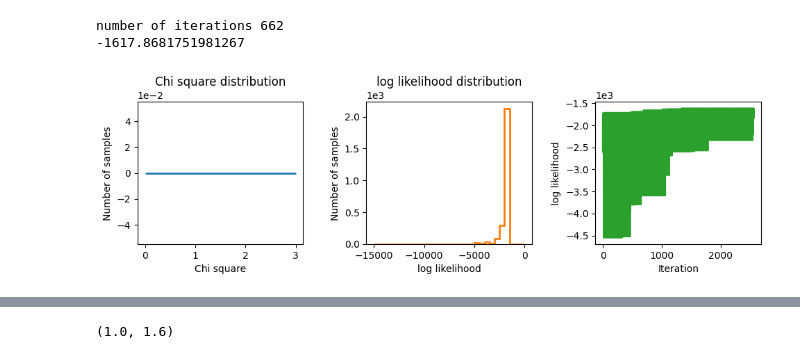
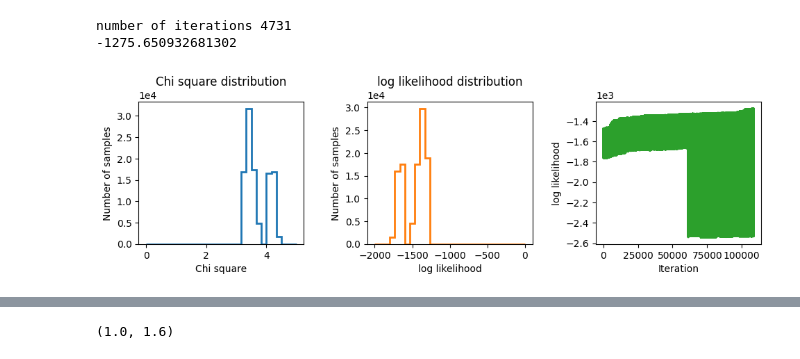
Before and after one commit to mohammedazzouzi15/pl_temp_fit, a Jupyter notebook: notebook/22_analyse_sampling_output_PLEL.ipynb, the cells around one changed output, grey strips where cells are left out. Cells and saved outputs as stored; diff of their text form; code cells hidden in the pictures.

```diff
--- a/notebook/22_analyse_sampling_output_PLEL.ipynb
+++ b/notebook/22_analyse_sampling_output_PLEL.ipynb
@@ -58,16 +57,16 @@ distribution = reader.get_chain(discard=0, flat=True)
 # %%
 from pl_temp_fit import plot_utils
 import importlib
 
 importlib.reload(plot_utils)
 plot_utils.plot_fit_statistics(
     reader,
-    range_log_prior=(-15000, 0),
-    discard=550,
-    range_chi_square=(0, 3),
+    range_log_prior=(-2000, 0),
+    discard=1200,
+    range_chi_square=(0, 5),
     filter_log_likelihood=True,
 )
 # %% [output]
-number of iterations 662
--1617.8681751981267
+number of iterations 4731
+-1275.650932681302
-[figure, old version]
+[figure, new version]
```
Also changed, not shown: parts of 9 cells of this notebook, 9 other files.
